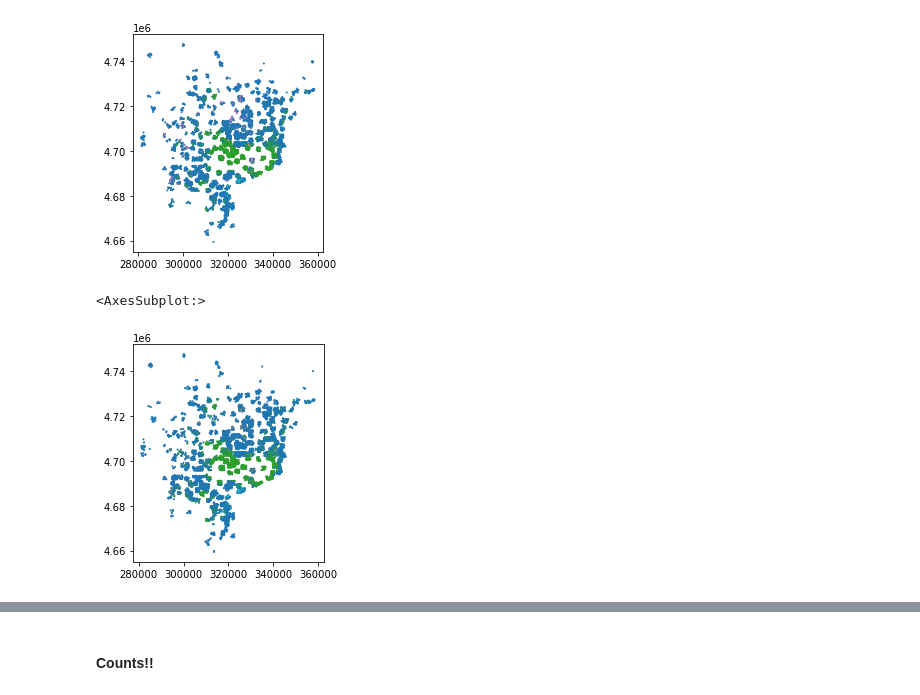
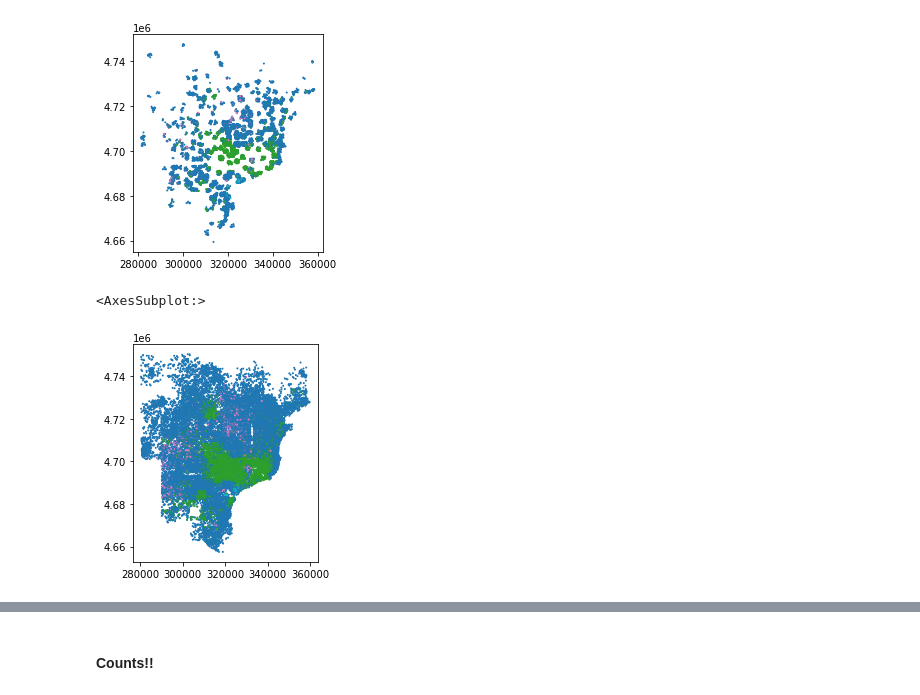
Before and after one commit to LucyMakesMaps/COVID_VaccineClinics, a Jupyter notebook: Notebooks/UnderstandingAccess.ipynb, the cells around one changed output, grey strips where cells are left out. Drawn from its saved outputs; the diff is of its cells as text; code cells hidden in the pictures.

```diff
--- a/Notebooks/UnderstandingAccess.ipynb
+++ b/Notebooks/UnderstandingAccess.ipynb
@@ -14,9 +15,9 @@ counties = gpd.read_file(counties)
 walk_20_path = "..\\Data\\VaccineAccessShapefiles\\20_min_walk_polys.zip"
 walk20 = gpd.read_file(walk_20_path)
 # %%
-#import 10 minute drive shapefiles
-drive_10_path = "..\\Data\\VaccineAccessShapefiles\\10_min_drive_polys.zip"
-drive10 = gpd.read_file(drive_10_path)
+#import 15 minute drive shapefiles
+drive_15_path = "C:\\Users\\lucin\\OneDrive\\Documents\\Shapefile490.zip"
+drive15 = gpd.read_file(drive_15_path)
 # %%
 #import dot density map
 dotdata = "..\\Data\\dot_map.zip"
@@ -24,7 +25,7 @@ racial_data = gpd.read_file(dotdata)
 
 #update projection
 racial_data = racial_data.set_crs('EPSG:3857')
-racial_data = racial_data.to_crs(walk20.crs)
+racial_data = racial_data.to_crs(drive15.crs)
 # %% [markdown]
 #### Sanity check plots
 # %%
@@ -44,9 +41,9 @@ drive10.plot()
 # %% [markdown]
 #### Run spatial dissolve
 # %%
-drive10_dis =drive10.dissolve()
+drive15_dis =drive15.dissolve()
 
-drive10_dis.plot()
-drive10_dis
+drive15_dis.plot()
+drive15_dis
 # %% [output]
 |  | geometry | FID |
@@ -71,9 +68,9 @@ walk20_clip.plot(markersize=1, column='field', categorical=True)
 <AxesSubplot:>
 [figure]
 # %%
-drive10_clip = gpd.clip(racial_data, drive10_dis)
+drive15_clip = gpd.clip(racial_data, drive15_dis)
 # %%
-drive10_clip.plot(markersize=1, column='field', categorical=True)
+drive15_clip.plot(markersize=1, column='field', categorical=True)
 # %% [output]
 <AxesSubplot:>
-[figure, old version]
+[figure, new version]
```
Also changed, not shown: parts of 20 cells of this notebook.
